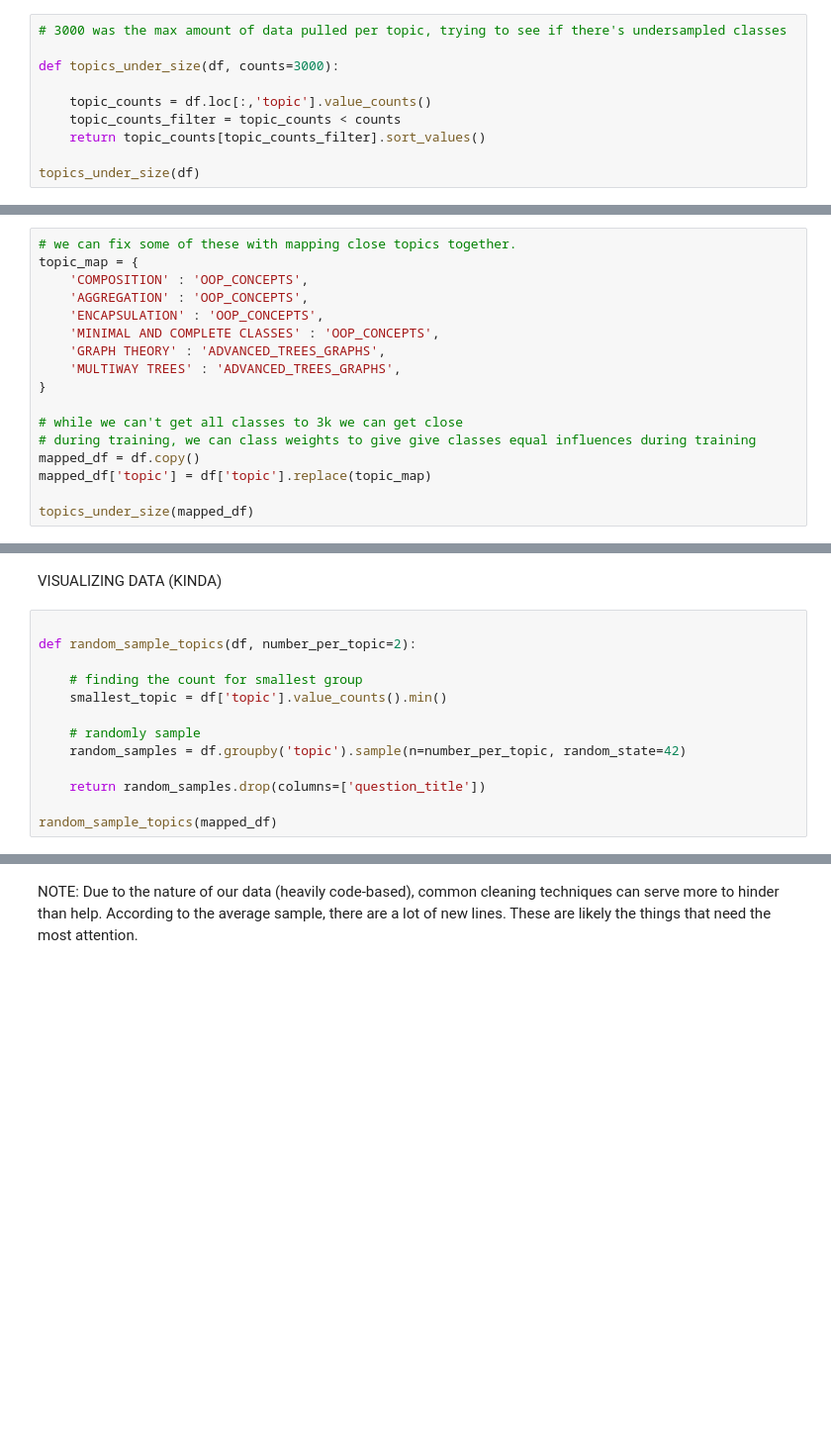
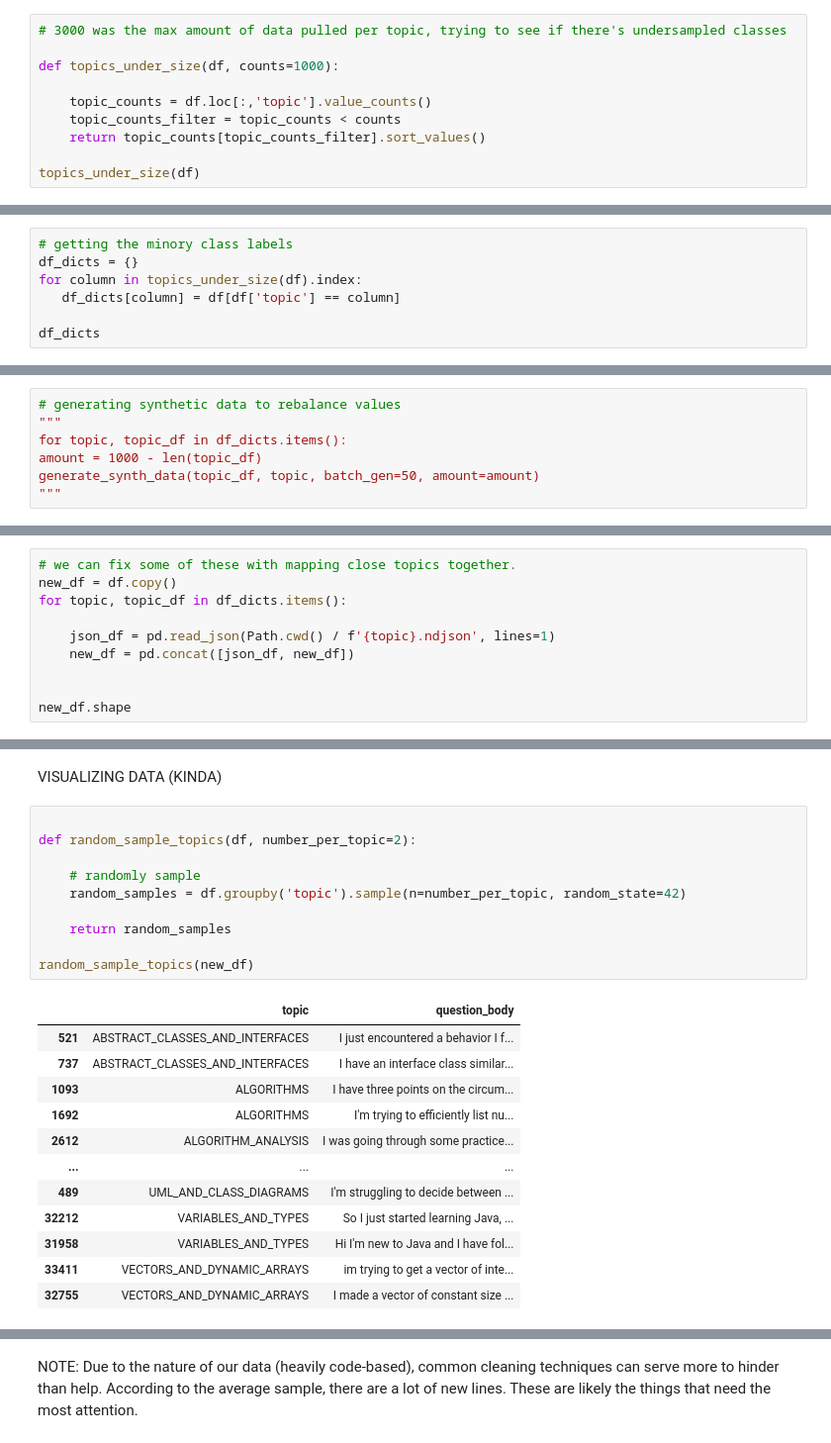
Before and after one commit to willlkhang/Chatbot-platform, a Jupyter notebook: ai/ai_tools/data_preprocessing/data_cleaning.ipynb, the cells around one changed output, grey strips where cells are left out. Shown at 99% size. Drawn from its saved outputs; the diff is of its cells as text; blank space fills up the shorter version.

```diff
--- a/ai/ai_tools/data_preprocessing/data_cleaning.ipynb
+++ b/ai/ai_tools/data_preprocessing/data_cleaning.ipynb
@@ -22,7 +63,7 @@ topics
 # %%
 # 3000 was the max amount of data pulled per topic, trying to see if there's undersampled classes
 
-def topics_under_size(df, counts=3000):
+def topics_under_size(df, counts=1000):
 
     topic_counts = df.loc[:,'topic'].value_counts()
     topic_counts_filter = topic_counts < counts
@@ -31,0 +82,7 @@ topics_under_size(df)
+# %%
+# getting the minory class labels
+df_dicts = {}
+for column in topics_under_size(df).index:
+   df_dicts[column] = df[df['topic'] == column]
+
+df_dicts
@@ -31,0 +162,7 @@ topics_under_size(df)
+# %%
+# generating synthetic data to rebalance values
+"""
+for topic, topic_df in df_dicts.items():
+amount = 1000 - len(topic_df)
+generate_synth_data(topic_df, topic, batch_gen=50, amount=amount)
+"""
@@ -32,17 +175,10 @@ topics_under_size(df)
 # %%
 # we can fix some of these with mapping close topics together.
-topic_map = {
-    'COMPOSITION' : 'OOP_CONCEPTS',
-    'AGGREGATION' : 'OOP_CONCEPTS',
-    'ENCAPSULATION' : 'OOP_CONCEPTS',
-    'MINIMAL AND COMPLETE CLASSES' : 'OOP_CONCEPTS',
-    'GRAPH THEORY' : 'ADVANCED_TREES_GRAPHS',
-    'MULTIWAY TREES' : 'ADVANCED_TREES_GRAPHS',
-}
+new_df = df.copy()
+for topic, topic_df in df_dicts.items():
 
-# while we can't get all classes to 3k we can get close
-# during training, we can class weights to give give classes equal influences during training
-mapped_df = df.copy()
-mapped_df['topic'] = df['topic'].replace(topic_map)
+    json_df = pd.read_json(Path.cwd() / f'{topic}.ndjson', lines=1)
+    new_df = pd.concat([json_df, new_df])
 
-topics_under_size(mapped_df)
+
+new_df.shape
@@ -51,13 +214,23 @@ VISUALIZING DATA (KINDA)
 # %%
 
 def random_sample_topics(df, number_per_topic=2):
 
-    # finding the count for smallest group
-    smallest_topic = df['topic'].value_counts().min()
-
     # randomly sample
     random_samples = df.groupby('topic').sample(n=number_per_topic, random_state=42)
 
-    return random_samples.drop(columns=['question_title'])
+    return random_samples
 
-random_sample_topics(mapped_df)
+random_sample_topics(new_df)
+# %% [output]
+|  | topic | question_body |
+| 521 | ABSTRACT_CLASSES_AND_INTERFACES | I just encountered a behavior I f... |
+| 737 | ABSTRACT_CLASSES_AND_INTERFACES | I have an interface class similar... |
+| 1093 | ALGORITHMS | I have three points on the circum... |
+| 1692 | ALGORITHMS | I'm trying to efficiently list nu... |
+| 2612 | ALGORITHM_ANALYSIS | I was going through some practice... |
+| ... | ... | ... |
+| 489 | UML_AND_CLASS_DIAGRAMS | I'm struggling to decide between ... |
+| 32212 | VARIABLES_AND_TYPES | So I just started learning Java, ... |
+| 31958 | VARIABLES_AND_TYPES | Hi I'm new to Java and I have fol... |
+| 33411 | VECTORS_AND_DYNAMIC_ARRAYS | im trying to get a vector of inte... |
+| 32755 | VECTORS_AND_DYNAMIC_ARRAYS | I made a vector of constant size ... |
```
Also changed, not shown: parts of 22 cells of this notebook, 36 other files.
